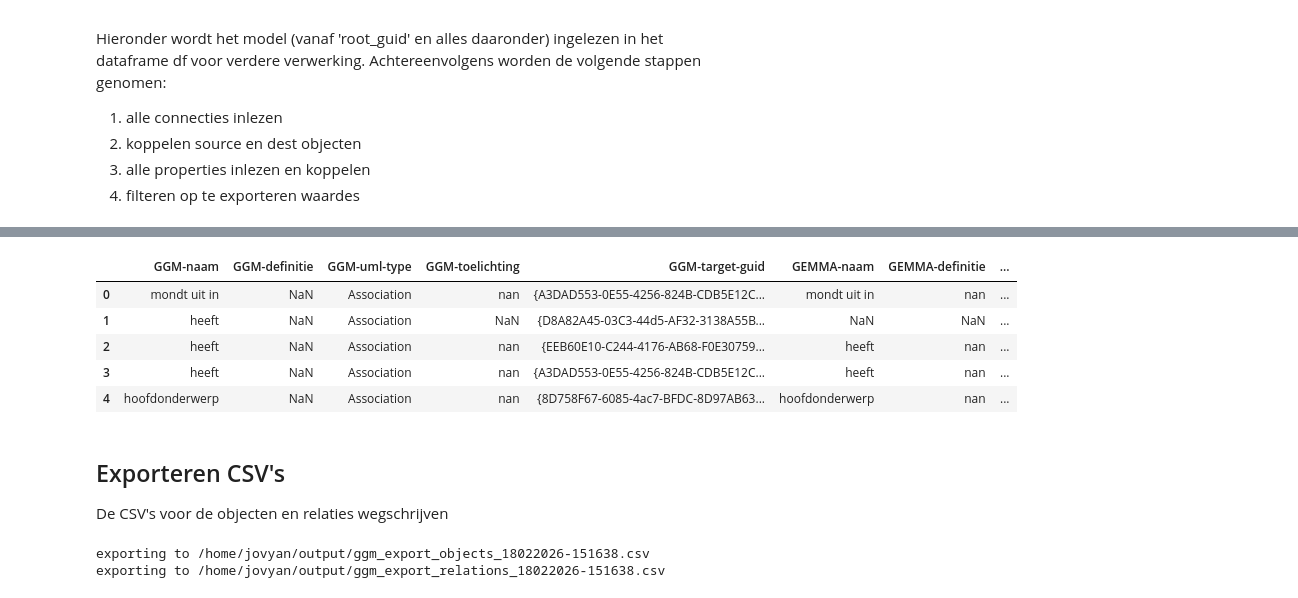
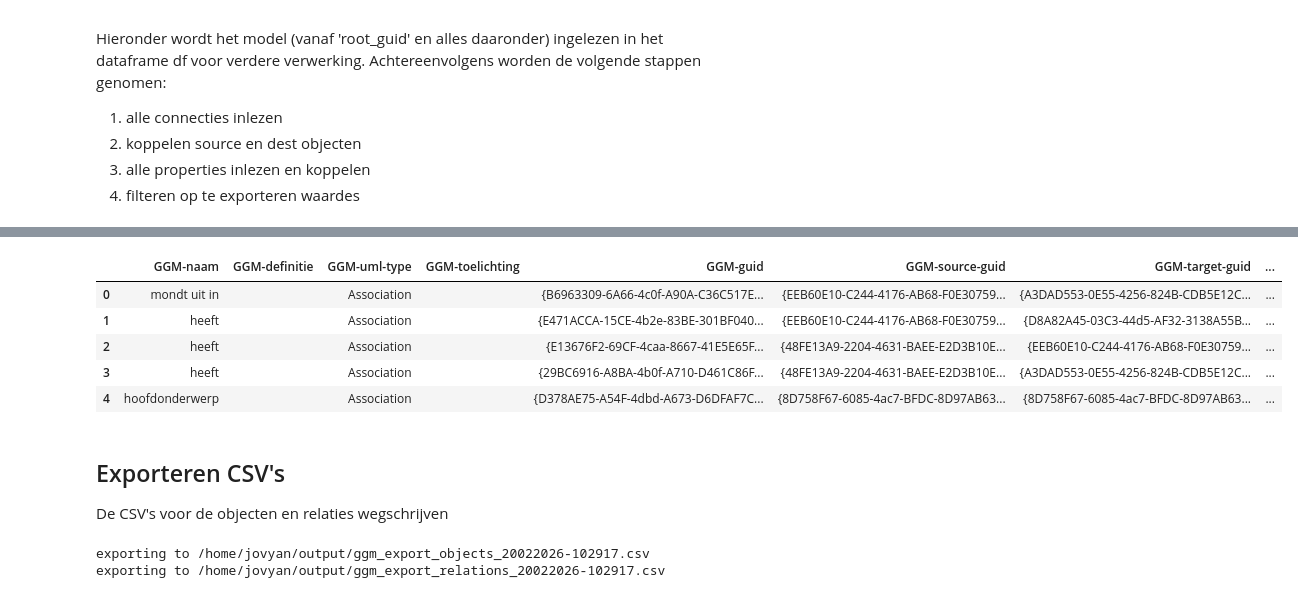
Before and after one commit to Gemeente-Delft/Gemeentelijk-Gegevensmodel, a Jupyter notebook: tools/notebooks/Export to GEMMA.ipynb, the cells around one changed output, grey strips where cells are left out. Cells and saved outputs as stored; diff of their text form; code cells hidden in the pictures.

Commit message:
Fix GEMMA-export

```diff
--- a/tools/notebooks/Export to GEMMA.ipynb
+++ b/tools/notebooks/Export to GEMMA.ipynb
@@ -66,15 +66,8 @@ root_guid = '{D7FD597E-1F40-48df-AFFC-EA3B5B5D3FBF}' # Root GGM
 obj_columns = ['GGM-naam', 'GGM-definitie', 'GGM-uml-type', 'GGM-toelichting', 'GGM-synoniemen', 'GGM-guid', 'GGM-bron', 'domein-iv3', 'domein-dcat', 'domein-gemma', 'GEMMA-naam', 'GEMMA-definitie', 'GEMMA-toelichting', 'GEMMA-synoniemen', 'GEMMA-bron', 'GEMMA-URL', 'GEMMA-alternate-name', 'GEMMA-guid', 'GEMMA-type', 'datum-tijd-export']
 obj_column_mapping = {'name': 'GGM-naam', 'object_type': 'GGM-uml-type', 'ea_guid': 'GGM-guid', 'herkomst': 'GGM-bron', 'note': 'GGM-definitie', 'toelichting': 'GGM-toelichting', 'synoniemen': 'GGM-synoniemen', 'archimate-type': 'GEMMA-type', 'gemma-guid': 'GEMMA-guid'}
 
-#obj_columns = ['GGM-naam', 'GEMMA-naam', 'GGM-guid', 'GEMMA-guid', 'GEMMA-type', 'GGM-uml-type', 'GGM-definitie', 'GEMMA-definitie', 'GGM-toelichting', 'GEMMA-toelichting', 'GGM-synoniemen', 'GEMMA-synoniemen', 'GGM-bron', 'GEMMA-bron', 'GEMMA-URL', 'GEMMA-alternate-name', 'domein-dcat', 'domein-iv3', 'Datum-tijd-export']
-#obj_column_mapping = {'ea_guid': 'GGM-guid', 'name': 'GGM-naam', 'herkomst': 'GGM-bron', 'objectnote': 'GGM-definitie', 'synoniemen': 'GGM-synoniemen', 'toelichting': 'GGM-toelichting'}
-
-#attr_columns = ['naam', 'definitie', 'archimate-datatype', 'uml-datatype', 'gemma-guid', 'ggm-guid', 'gemma-object-guid', 'ggm-object-guid', 'bron', 'toelichting', 'synoniemen', 'datum-tijd-export']
-#attr_column_mapping = {'name': 'naam', 'type': 'uml-datatype', 'ea_guid': 'ggm-guid', 'ea_guid_object': 'ggm-object-guid', 'herkomst': 'bron', 'notes': 'definitie'}
-
-con_columns = ['naam', 'definitie', 'archimate-type', 'uml-type', 'gemma-guid', 'ggm-guid', 'gemma-source-guid', 'gemma-target-guid', 'ggm-source-guid', 'ggm-target-guid', 'toelichting', 'datum-tijd-export'] #, 'domein-iv3', 'domein-dcat', 'domein-gemma']
 con_columns = ['GGM-naam', 'GGM-definitie', 'GGM-uml-type', 'GGM-toelichting', 'GGM-guid', 'GGM-source-guid', 'GGM-target-guid', 'GEMMA-naam', 'GEMMA-definitie', 'GEMMA-toelichting', 'GEMMA-type', 'GEMMA-guid', 'GEMMA-source-guid', 'GEMMA-target-guid', 'datum-tijd-export']
-con_column_mapping = {'connector_name': 'GGM-naam', 'connector_type': 'GGM-uml-type', 'ea_guid': 'GGM-guid', 'note': 'GGM-definitie', 'toelichting': 'GGM-toelichting', 'ea_guid_source': 'GGM-source-guid', 'ea_guid_target': 'GGM-target-guid'}
+con_column_mapping = {'connector_name': 'GGM-naam', 'connector_type': 'GGM-uml-type', 'ea_guid_connector': 'GGM-guid', 'note': 'GGM-definitie', 'toelichting': 'GGM-toelichting', 'ea_guid_source': 'GGM-source-guid', 'ea_guid_target': 'GGM-target-guid'}
 # %% [markdown]
 ## Inlezen Objecttypes
 
@@ -203,14 +196,18 @@ Hieronder wordt het model (vanaf 'root_guid' en alles daaronder) ingelezen in he
 
 # 1) Connectoren ophalen: hou connector-guid apart om collision met object ea_guid te voorkomen
 df_con = database.get_df(db_uri, database.sql_connectors).copy()
-df_con = df_con.rename(columns={'connector_ea_guid': 'ea_guid_connector'})  # i.p.v. 'ea_guid'
+df_con = df_con.rename(columns={
+    'connector_ea_guid': 'ea_guid_connector',
+    'ea_guid_source': 'ea_guid_source_con',  # als die bestaat
+    'ea_guid_dest': 'ea_guid_dest_con'       # als die bestaat
+})
 
 # 2) Source/target info expliciet hernoemen (geen suffix-magic nodig)
-df_src = df_obj[['object_id', 'ea_guid', 'domein-iv3']].rename(columns={
+df_src = df_obj.copy()[['object_id', 'ea_guid', 'domein-iv3']].rename(columns={
     'object_id': 'start_object_id',
     'ea_guid': 'ea_guid_source'
 })
-df_tgt = df_obj[['object_id', 'ea_guid']].rename(columns={
+df_tgt = df_obj.copy()[['object_id', 'ea_guid']].rename(columns={
     'object_id': 'end_object_id',
     'ea_guid': 'ea_guid_target'
 })
@@ -241,7 +238,7 @@ df_conprop['ElementID'] = pd.to_numeric(df_conprop['ElementID'], errors='coerce'
 df_con = df_con.merge(df_conprop, how='left', left_on='connector_id', right_on='ElementID')
 df_con = df_con.drop(columns=['ElementID'], errors='ignore')
 
-df_con.head(5)
+df_con
 # %% [output]
 |  | connector_name | connector_type | start_object_id | end_object_id | connector_sourcecard | ... |
 | 0 | mondt uit in | Association | 1034 | 2225 | 0..1 | ... |
@@ -253,32 +256,43 @@ df_con.head(5)
 # %%
 '''
 Check columns zoals afgesproken in Powerpoint
 
 *naam (label)
 *definitie
 *toelichting
 *ggm-guid
 *ggm-source-guid
 *ggm-target-guid
 *gemma-guid
 *gemma-source-guid
 *gemma-target-guid
 *uml-type ( Associatie, Generalisatie, Aggregatie)
 *archimate-type (Association, Generalisatie, Aggregation)
 *datum-tijd-export (ddmmyyyy-hh:mm:ss)
 '''
 
 df_con_export = util.exportColumns(df_con, con_columns, con_column_mapping)
 df_con_export = df_con_export.loc[:,~df_con_export.columns.duplicated()].copy()
 df_con_export['datum-tijd-export'] = dt_string
+
+# Reparatie NaN -> lege string
+df_con_export = df_con_export.fillna('')
+
+# 2) tekst 'nan' (inclusief varianten) vervangen
+df_con_export = df_con_export.replace(
+    to_replace=r'^\s*nan\s*$',
+    value='',
+    regex=True
+)
+
 df_con_export.head(5)
 # %% [output]
-|  | GGM-naam | GGM-definitie | GGM-uml-type | GGM-toelichting | GGM-target-guid | GEMMA-naam | GEMMA-definitie | ... |
-| 0 | mondt uit in | NaN | Association | nan | {A3DAD553-0E55-4256-824B-CDB5E12C... | mondt uit in | nan | ... |
-| 1 | heeft | NaN | Association | NaN | {D8A82A45-03C3-44d5-AF32-3138A55B... | NaN | NaN | ... |
-| 2 | heeft | NaN | Association | nan | {EEB60E10-C244-4176-AB68-F0E30759... | heeft | nan | ... |
-| 3 | heeft | NaN | Association | nan | {A3DAD553-0E55-4256-824B-CDB5E12C... | heeft | nan | ... |
-| 4 | hoofdonderwerp | NaN | Association | nan | {8D758F67-6085-4ac7-BFDC-8D97AB63... | hoofdonderwerp | nan | ... |
+|  | GGM-naam | GGM-definitie | GGM-uml-type | GGM-toelichting | GGM-guid | GGM-source-guid | GGM-target-guid | ... |
+| 0 | mondt uit in |  | Association |  | {B6963309-6A66-4c0f-A90A-C36C517E... | {EEB60E10-C244-4176-AB68-F0E30759... | {A3DAD553-0E55-4256-824B-CDB5E12C... | ... |
+| 1 | heeft |  | Association |  | {E471ACCA-15CE-4b2e-83BE-301BF040... | {EEB60E10-C244-4176-AB68-F0E30759... | {D8A82A45-03C3-44d5-AF32-3138A55B... | ... |
+| 2 | heeft |  | Association |  | {E13676F2-69CF-4caa-8667-41E5E65F... | {48FE13A9-2204-4631-BAEE-E2D3B10E... | {EEB60E10-C244-4176-AB68-F0E30759... | ... |
+| 3 | heeft |  | Association |  | {29BC6916-A8BA-4b0f-A710-D461C86F... | {48FE13A9-2204-4631-BAEE-E2D3B10E... | {A3DAD553-0E55-4256-824B-CDB5E12C... | ... |
+| 4 | hoofdonderwerp |  | Association |  | {D378AE75-A54F-4dbd-A673-D6DFAF7C... | {8D758F67-6085-4ac7-BFDC-8D97AB63... | {8D758F67-6085-4ac7-BFDC-8D97AB63... | ... |
 # %% [markdown]
 ## Exporteren CSV's
 
@@ -305,5 +319,5 @@ df_con_export.to_csv(output_relations, index=False)
 #print(f"exporting to {output_attributes}")
 #df_attr_export.to_csv(output_attributes)
 # %% [output]
-exporting to /home/jovyan/output/ggm_export_objects_18022026-151638.csv
-exporting to /home/jovyan/output/ggm_export_relations_18022026-151638.csv
+exporting to /home/jovyan/output/ggm_export_objects_20022026-102917.csv
+exporting to /home/jovyan/output/ggm_export_relations_20022026-102917.csv
```
Also changed, not shown: parts of 1 cell of this notebook, 2 other files.
